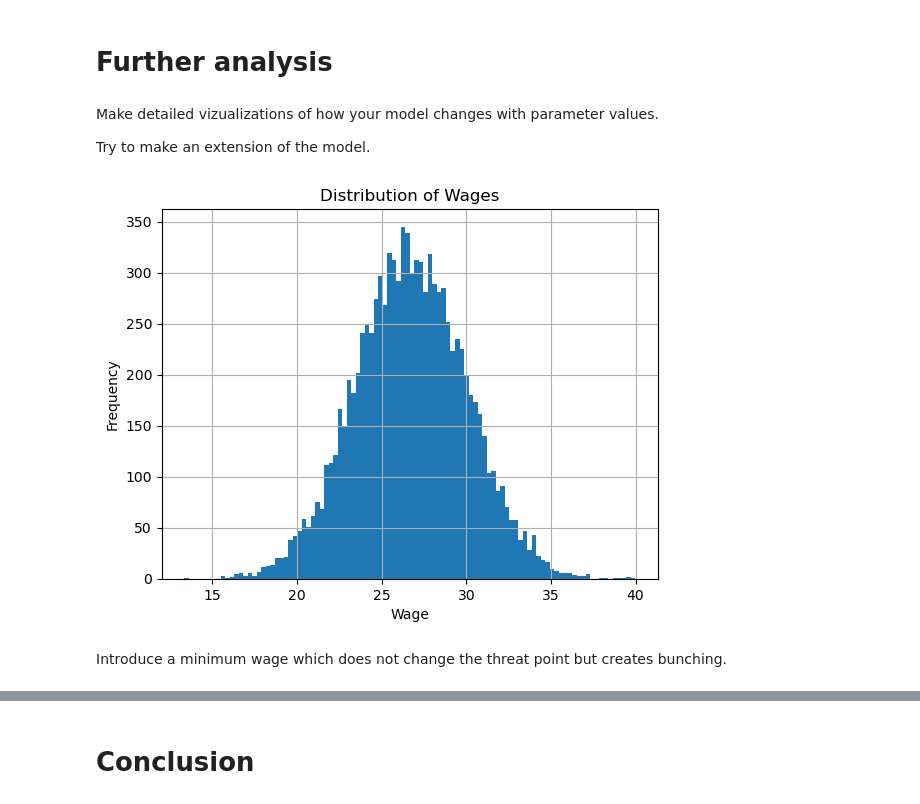
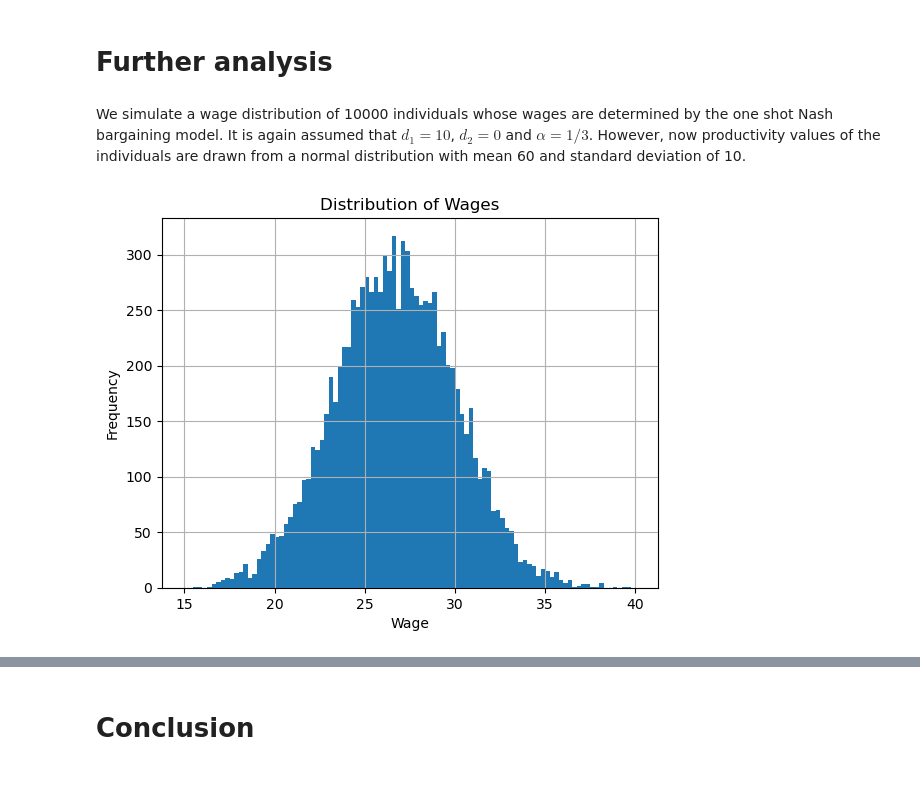
Before and after one commit to NumEconCopenhagen/projects-2024-clara-og-theis, a Jupyter notebook: modelproject/modelproject.ipynb, the cells around one changed output, grey strips where cells are left out. Saved outputs shown, nothing was run; the diff lists cells and outputs as text; code cells hidden in the pictures.

```diff
--- a/modelproject/modelproject.ipynb
+++ b/modelproject/modelproject.ipynb
@@ -85,12 +80,8 @@ As $\alpha$ varies the wage varies withing the bounds of $\theta$ and $d_1$. Whe
 # %% [markdown]
 # Further analysis
-# %% [markdown]
-Make detailed vizualizations of how your model changes with parameter values.
-
-Try to make an extension of the model.
-# %%
-simulatewdistribution = model.simulatewdistribution()
-# %% [output]
-[figure, removed]
-# %% [markdown]
-Introduce a minimum wage which does not change the threat point but creates bunching.
+# %% [markdown]
+We simulate a wage distribution of 10000 individuals whose wages are determined by the one shot Nash bargaining model. It is again assumed that $d_1=10$, $d_2=0$ and $\alpha = 1/3$. However, now productivity values of the individuals are drawn from a normal distribution with mean 60 and standard deviation of 10.
+# %%
+model.simulatewdistribution()
+# %% [output]
+[figure, added]
```
Also changed, not shown: parts of 25 cells of this notebook, 1 other file.
